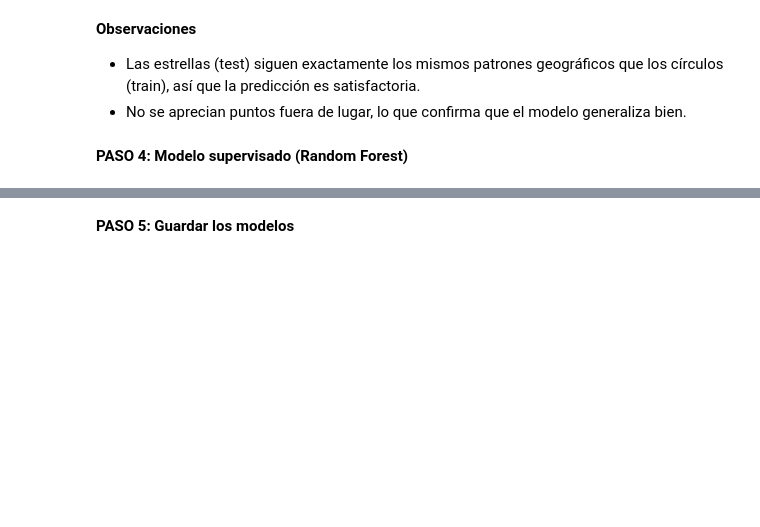
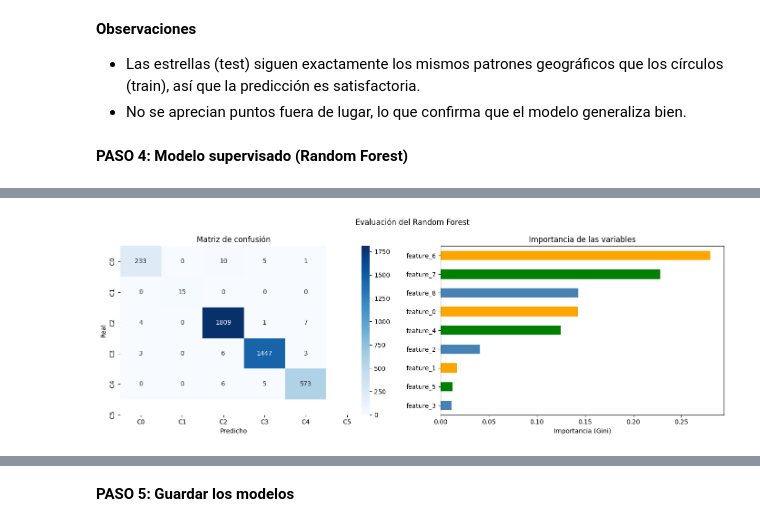
Before and after one commit to 4GeeksAcademy/alemantellini-machine-learning, a Jupyter notebook: src/09-k-means-housing.ipynb, the cells around one changed output, grey strips where cells are left out. Drawn from its saved outputs; the diff is of its cells as text; code cells hidden in the pictures; blank space fills up the shorter version.

```diff
--- a/src/09-k-means-housing.ipynb
+++ b/src/09-k-means-housing.ipynb
@@ -190,3 +191,17 @@ plt.show()
 - No se aprecian puntos fuera de lugar, lo que confirma que el modelo generaliza bien.
 # %% [markdown]
 **PASO 4: Modelo supervisado (Random Forest)**
+# %%
+feature_cols = ["Latitude", "Longitude", "MedInc"]
+y_train = X_train["cluster"].astype(int)
+y_test = X_test["cluster"].astype(int)
+
+rf = RandomForestClassifier(n_estimators=200, random_state=42, n_jobs=-1)
+rf.fit(X_train_scaled, y_train)
+
+y_pred = rf.predict(X_test_scaled)
+accuracy = accuracy_score(y_test, y_pred)
+
+print(f"Accuracy en test: {accuracy} ({accuracy*100:.2f} %)\n")
+print("Classification report:")
+print(classification_report(y_test, y_pred, target_names=[f"Cluster {i}" for i in range(5)]))
@@ -192,0 +223,23 @@ plt.show()
+# %%
+# Matriz de confusión
+cm = confusion_matrix(y_test, y_pred)
+fig, axes = plt.subplots(1, 2, figsize=(14, 5))
+fig.suptitle("Evaluación del Random Forest")
+
+sns.heatmap(cm, annot=True, fmt="d", cmap="Blues",
+            xticklabels=[f"C{i}" for i in range(6)],
+            yticklabels=[f"C{i}" for i in range(6)], ax=axes[0])
+axes[0].set_title("Matriz de confusión")
+axes[0].set_xlabel("Predicho"); axes[0].set_ylabel("Real")
+
+# Importancia de las variables
+feature_names = [f"feature_{i}" for i in range(len(rf.feature_importances_))]
+feat_imp = pd.Series(rf.feature_importances_, index=feature_names).sort_values()
+feat_imp.plot(kind="barh", color=["steelblue", "green", "orange"], ax=axes[1])
+axes[1].set_title("Importancia de las variables")
+axes[1].set_xlabel("Importancia (Gini)")
+
+plt.tight_layout()
+plt.show()
+# %% [output]
+[figure, added]
```
Also changed, not shown: parts of 4 cells of this notebook, 3 other files.
